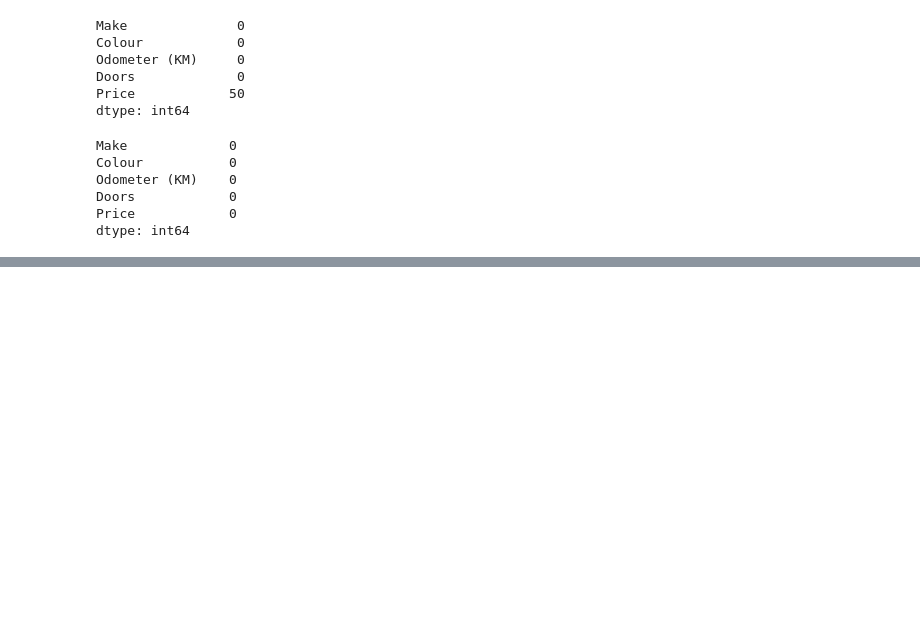
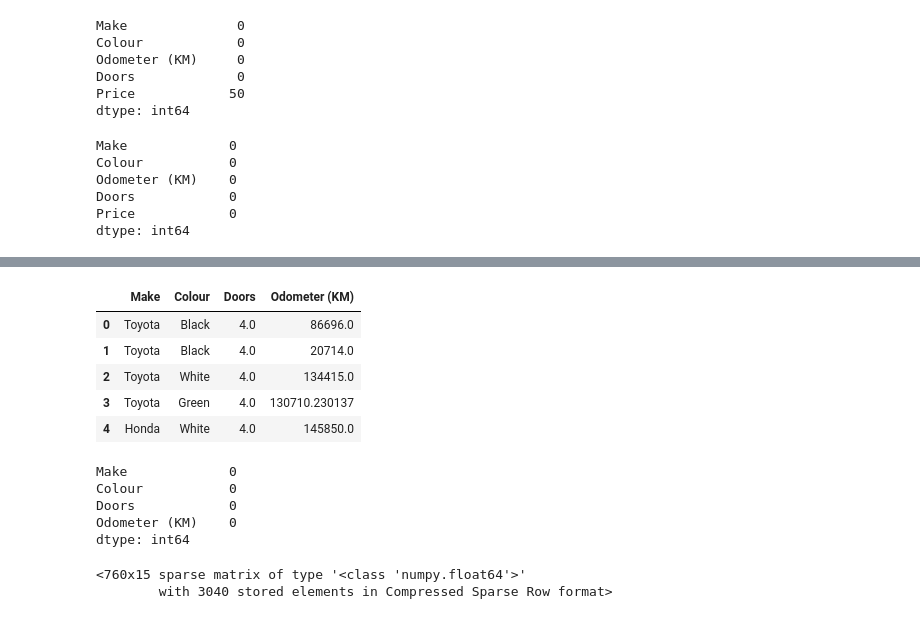
Before and after one commit to mrcruz117/sklearn-intro, a Jupyter notebook: introduction-to-scikit-learn.ipynb, the cells around one changed output, grey strips where cells are left out. Drawn from its saved outputs; the diff is of its cells as text; code cells hidden in the pictures; blank space fills up the shorter version.

Commit message:
fit a model with scikit-learn

```diff
--- a/introduction-to-scikit-learn.ipynb
+++ b/introduction-to-scikit-learn.ipynb
@@ -423,0 +461,3 @@ dtype: int64
+# %%
+car_sales_missing.dropna(subset=["Price"], inplace=True)
+car_sales_missing.isna().sum()
@@ -423,0 +471,36 @@ dtype: int64
+# %%
+# split into x & y
+
+X  = car_sales_missing.drop("Price", axis=1)
+y = car_sales_missing["Price"]
+# %%
+from sklearn.compose import ColumnTransformer
+from sklearn.impute import SimpleImputer
+from sklearn.model_selection import train_test_split
+
+X_train, X_test, y_train, y_test = train_test_split(X,
+                                                    y,
+                                                    test_size=0.2)
+
+
+# fill categorical values with "missing" and numerical values with mean
+cat_imputer = SimpleImputer(strategy="constant", fill_value="missing")
+door_imputer = SimpleImputer(strategy="constant", fill_value=4)
+num_imputer = SimpleImputer(strategy="mean")
+
+# define columns
+cat_features = ["Make", "Colour"]
+door_feature = ["Doors"]
+num_features = ["Odometer (KM)"]
+
+# create an imputer (something that fills missing data)
+imputer = ColumnTransformer([
+    ("cat_imputer", cat_imputer, cat_features),
+    ("door_imputer", door_imputer, door_feature),
+    ("num_imputer", num_imputer, num_features)
+])
+
+# transform the data
+filled_X_train = imputer.fit_transform(X_train)
+filled_X_test = imputer.transform(X_test)
+filled_X_train
@@ -423,0 +515,36 @@ dtype: int64
+# %%
+car_sales_filled_train = pd.DataFrame(filled_X_train,
+                                        columns=["Make", "Colour", "Doors", "Odometer (KM)"])
+
+car_sales_filled_train.head()
+# %% [output]
+|  | Make | Colour | Doors | Odometer (KM) |
+| 0 | Toyota | Black | 4.0 | 86696.0 |
+| 1 | Toyota | Black | 4.0 | 20714.0 |
+| 2 | Toyota | White | 4.0 | 134415.0 |
+| 3 | Toyota | Green | 4.0 | 130710.230137 |
+| 4 | Honda | White | 4.0 | 145850.0 |
+# %%
+car_sales_filled_train.isna().sum()
+# %% [output]
+Make             0
+Colour           0
+Doors            0
+Odometer (KM)    0
+dtype: int64
+# %%
+from sklearn.preprocessing import OneHotEncoder
+from sklearn.compose import ColumnTransformer
+
+categorical_features = ["Make", "Colour", "Doors"]
+one_hot = OneHotEncoder()
+transformer = ColumnTransformer([("one_hot",
+                                    one_hot,
+                                    categorical_features)],
+                                    remainder="passthrough")
+
+transformed_X_train = transformer.fit_transform(car_sales_filled_train)
+transformed_X_train
+# %% [output]
+<760x15 sparse matrix of type '<class 'numpy.float64'>'
+        with 3040 stored elements in Compressed Sparse Row format>
```
Also changed, not shown: parts of 6 cells of this notebook.
